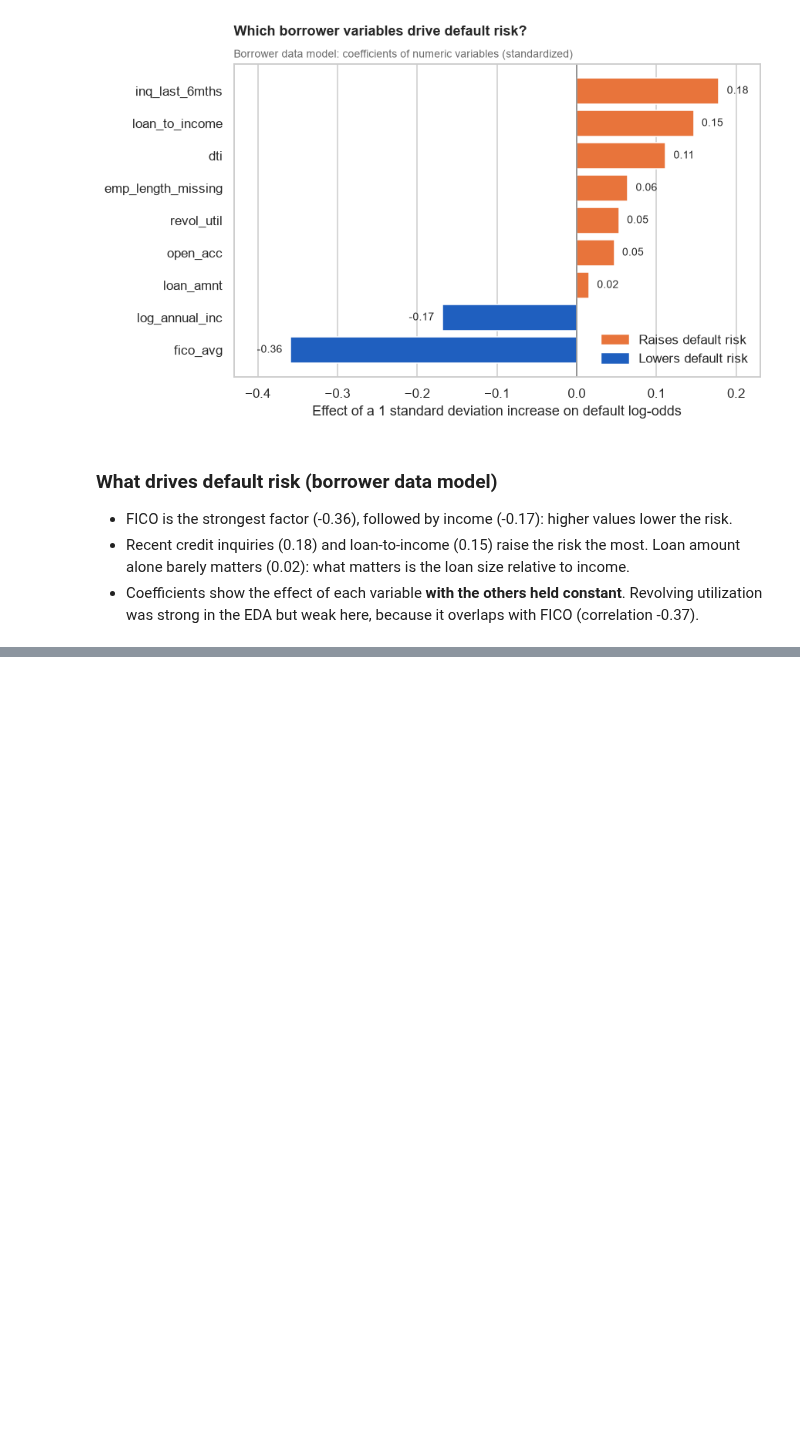
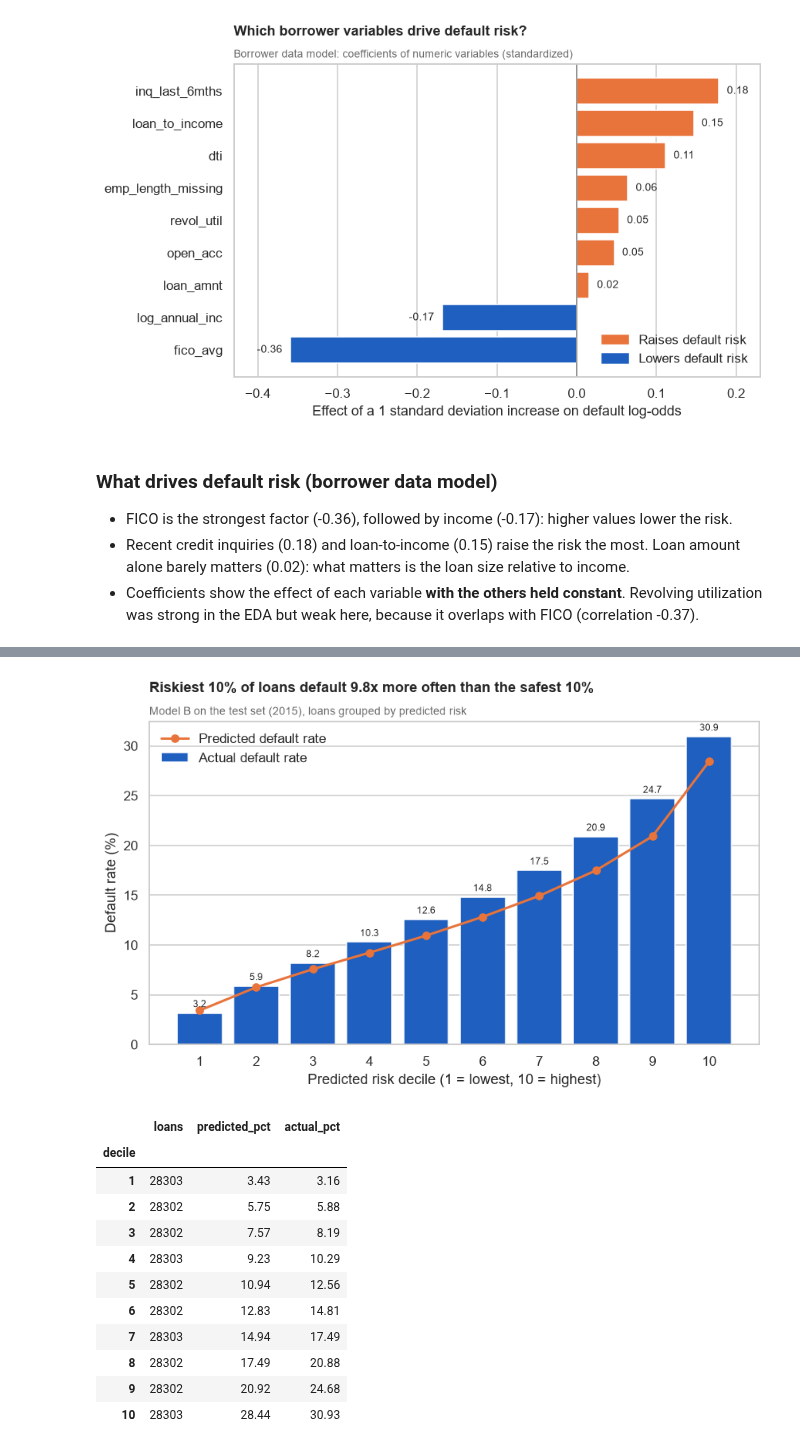
Before and after one commit to CavitDursun07/lending_club_credit_risk, a Jupyter notebook: notebooks/04_default_model.ipynb, the cells around one changed output, grey strips where cells are left out. Drawn from its saved outputs; the diff is of its cells as text; code cells hidden in the pictures; blank space fills up the shorter version.

Commit message:
Add decile and calibration analysis for Model B

```diff
--- a/notebooks/04_default_model.ipynb
+++ b/notebooks/04_default_model.ipynb
@@ -267,0 +277,56 @@ plt.show()
+# %%
+FEATURES_B = NUMERIC_FEATURES + CATEGORICAL_FEATURES + ["sub_grade"]
+scores_b = test_scores["Model B"]
+
+decile_table = (
+    pd.DataFrame({
+        "decile": pd.qcut(scores_b, 10, labels=range(1, 11)),
+        "predicted": scores_b,
+        "actual": test["is_default"].values,
+    })
+    .groupby("decile", observed=True)
+    .agg(loans=("actual", "size"), predicted_pct=("predicted", "mean"), actual_pct=("actual", "mean"))
+)
+decile_table[["predicted_pct", "actual_pct"]] *= 100
+
+fig, ax = plt.subplots(figsize=(9, 4.8))
+ax.bar(decile_table.index, decile_table["actual_pct"], color=MATURE_COLOR, label="Actual default rate")
+ax.plot(decile_table.index, decile_table["predicted_pct"], color=GAP_COLOR, marker="o", lw=2,
+        label="Predicted default rate")
+
+for decile, value in decile_table["actual_pct"].items():
+    ax.text(decile, value + 0.6, f"{value:.1f}", ha="center", fontsize=8)
+
+ratio = decile_table["actual_pct"].iloc[-1] / decile_table["actual_pct"].iloc[0]
+ax.set_title(
+    f"Riskiest 10% of loans default {ratio:.1f}x more often than the safest 10%",
+    loc="left", fontsize=12, fontweight="bold", pad=24,
+)
+ax.text(
+    0, 1.02, "Model B on the test set (2015), loans grouped by predicted risk",
+    transform=ax.transAxes, fontsize=9, color="dimgrey",
+)
+ax.set_xlabel("Predicted risk decile (1 = lowest, 10 = highest)")
+ax.set_ylabel("Default rate (%)")
+ax.set_xticks(decile_table.index)
+ax.legend(loc="upper left", frameon=False)
+ax.grid(axis="x", visible=False)
+
+save_fig(fig, "09_risk_deciles")
+plt.show()
+
+decile_table.round(2)
+# %% [output]
+[figure, added]
+|  | loans | predicted_pct | actual_pct |
+| decile |  |  |  |
+| 1 | 28303 | 3.43 | 3.16 |
+| 2 | 28302 | 5.75 | 5.88 |
+| 3 | 28302 | 7.57 | 8.19 |
+| 4 | 28303 | 9.23 | 10.29 |
+| 5 | 28302 | 10.94 | 12.56 |
+| 6 | 28302 | 12.83 | 14.81 |
+| 7 | 28303 | 14.94 | 17.49 |
+| 8 | 28302 | 17.49 | 20.88 |
+| 9 | 28302 | 20.92 | 24.68 |
+| 10 | 28303 | 28.44 | 30.93 |
```
Also changed, not shown: parts of 3 cells of this notebook, 1 other file.
